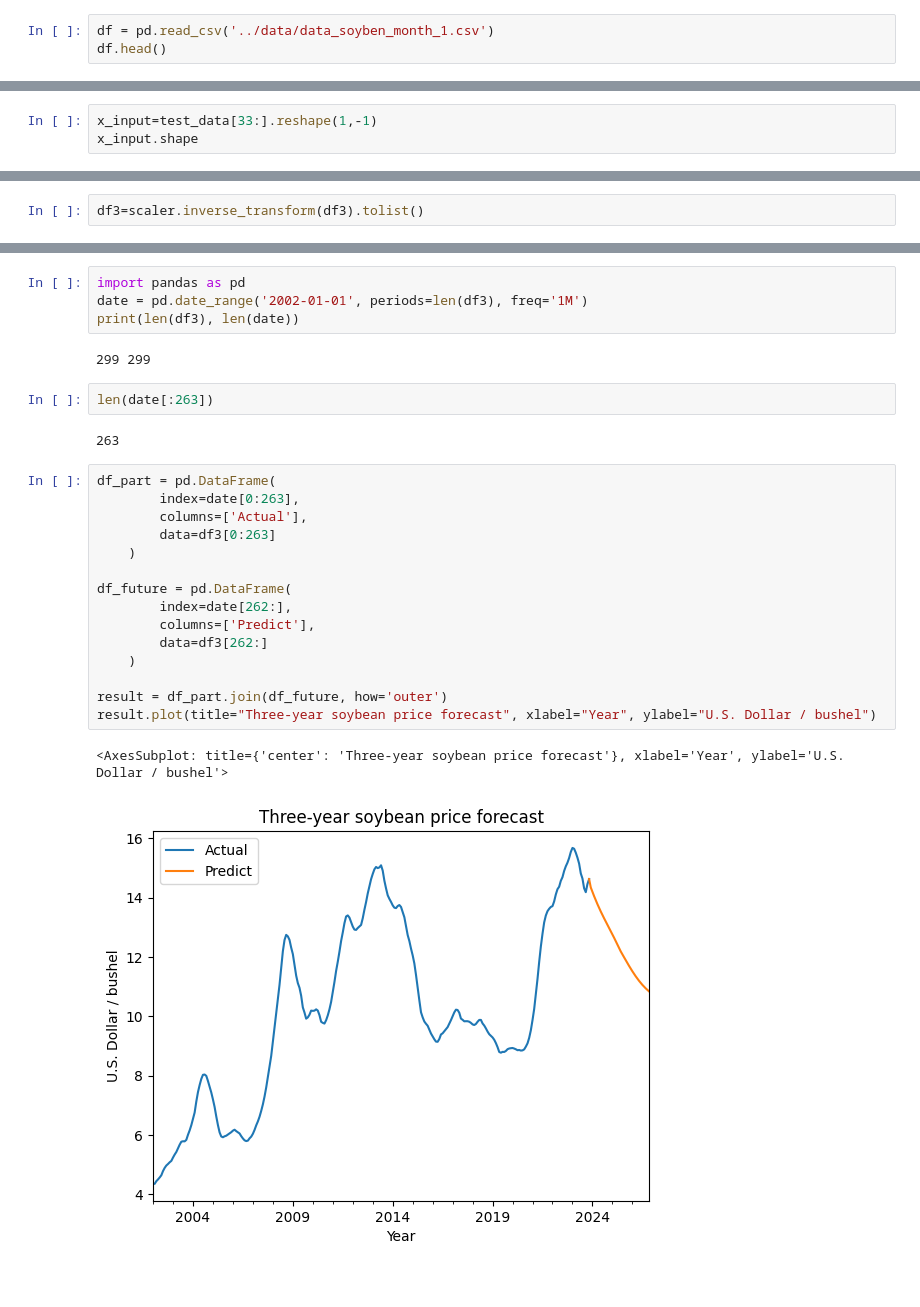
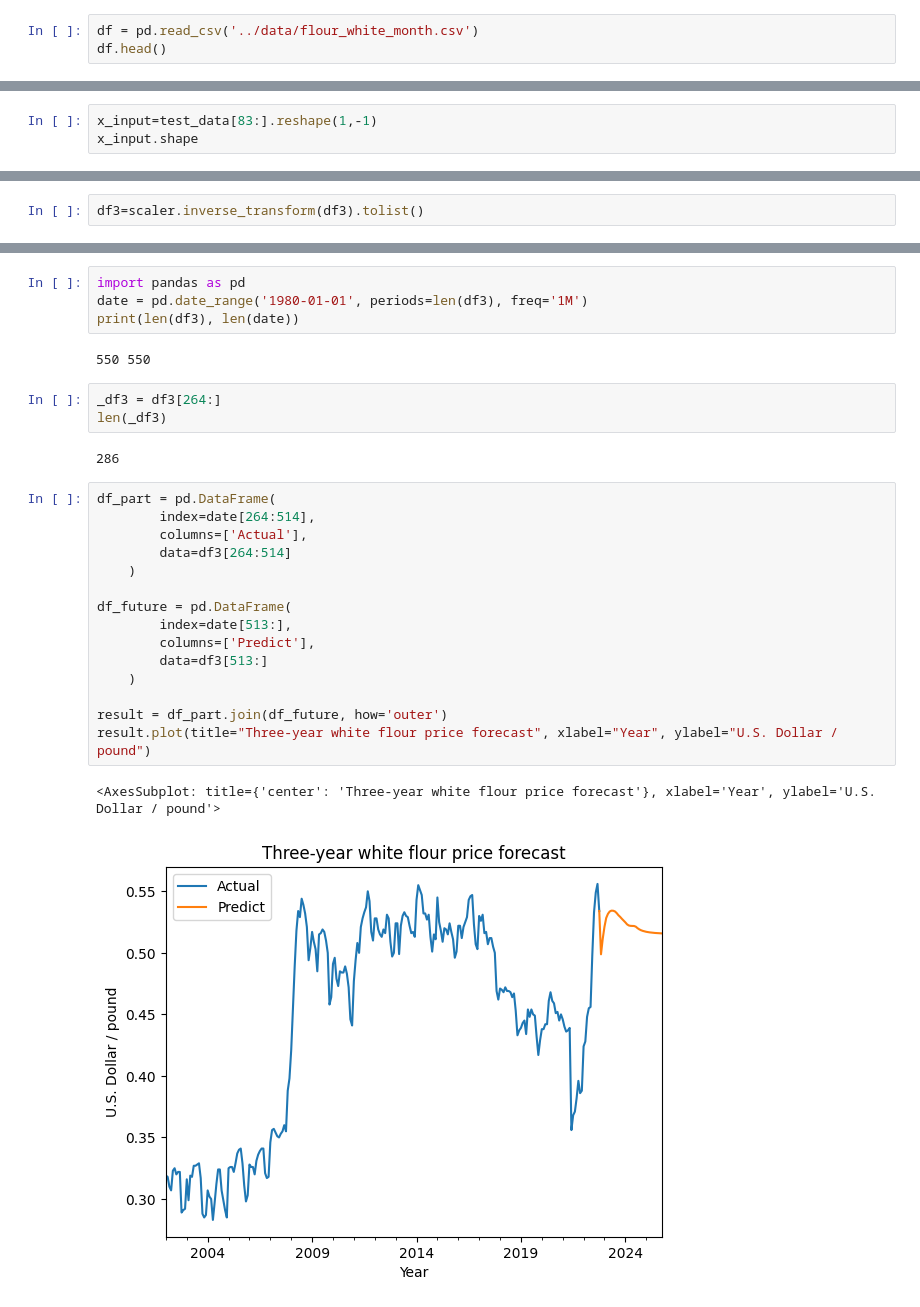
Before and after one commit to thanatpp/scrape_shopee, a Jupyter notebook: train_model/example_forecast.ipynb, the cells around one changed output, grey strips where cells are left out. Drawn from its saved outputs; the diff is of its cells as text.

```diff
--- a/train_model/example_forecast.ipynb
+++ b/train_model/example_forecast.ipynb
@@ -1,7 +1,7 @@
 # %%
 import pandas as pd
 # %%
-df = pd.read_csv('../data/data_soyben_month_1.csv')
+df = pd.read_csv('../data/flour_white_month.csv')
 df.head()
 # %% [output]
 |  | date | value |
@@ -139,5 +136,5 @@ len(test_data)
 # %%
-x_input=test_data[33:].reshape(1,-1)
+x_input=test_data[83:].reshape(1,-1)
 x_input.shape
 # %% [output]
 (1, 20)
@@ -271,28 +268,29 @@ df3
 # %%
 import pandas as pd
-date = pd.date_range('2002-01-01', periods=len(df3), freq='1M')
+date = pd.date_range('1980-01-01', periods=len(df3), freq='1M')
 print(len(df3), len(date))
 # %% [output]
-299 299
+550 550
-# %%
-len(date[:263])
-# %% [output]
-263
+# %%
+_df3 = df3[264:]
+len(_df3)
+# %% [output]
+286
 # %%
 df_part = pd.DataFrame(
-        index=date[0:263],
+        index=date[264:514],
         columns=['Actual'],
-        data=df3[0:263]
+        data=df3[264:514]
     )
 
 df_future = pd.DataFrame(
-        index=date[262:],
+        index=date[513:],
         columns=['Predict'],
-        data=df3[262:]
+        data=df3[513:]
     )
 
 result = df_part.join(df_future, how='outer')
-result.plot(title="Three-year soybean price forecast", xlabel="Year", ylabel="U.S. Dollar / bushel")
+result.plot(title="Three-year white flour price forecast", xlabel="Year", ylabel="U.S. Dollar / pound")
 # %% [output]
-<AxesSubplot: title={'center': 'Three-year soybean price forecast'}, xlabel='Year', ylabel='U.S. Dollar / bushel'>
+<AxesSubplot: title={'center': 'Three-year white flour price forecast'}, xlabel='Year', ylabel='U.S. Dollar / pound'>
-[figure, old version]
+[figure, new version]
```
Also changed, not shown: parts of 21 cells of this notebook, 3 other files.
